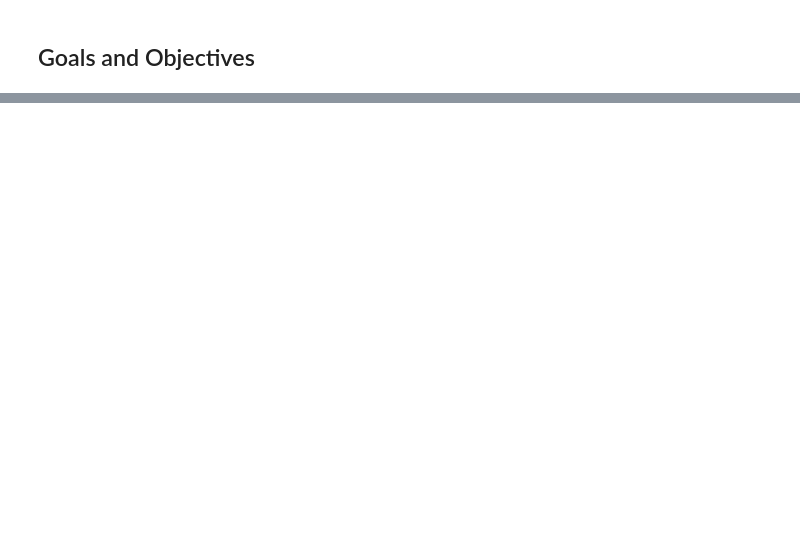
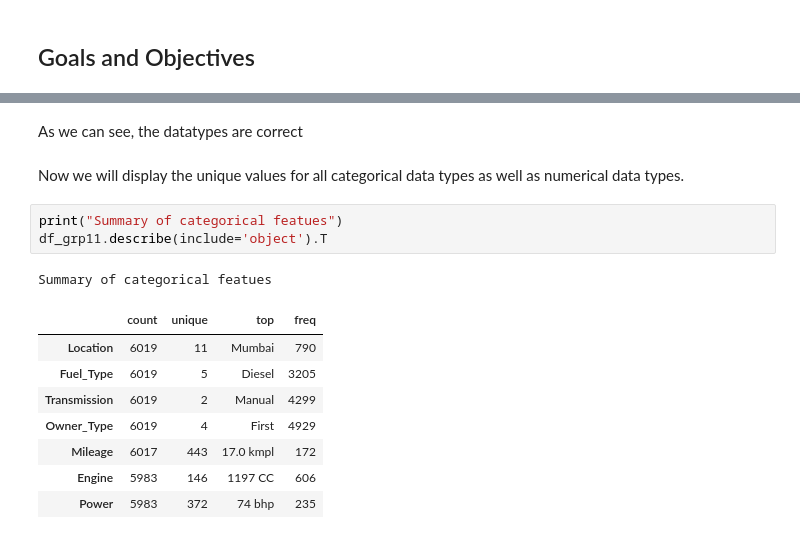
Before and after one commit to mayankthakkar17/MATHS_2_GROUP_11, a Jupyter notebook: maths2grp.ipynb, the cells around one changed output, grey strips where cells are left out. Saved outputs shown, nothing was run; the diff lists cells and outputs as text; blank space fills up the shorter version.

```diff
--- a/maths2grp.ipynb
+++ b/maths2grp.ipynb
@@ -113,0 +162,17 @@ For this report, the target feature will be the price of houses in paris in in E
+# %% [markdown]
+As we can see, the datatypes are correct
+# %% [markdown]
+Now  we will display the unique values for all categorical data types as well as numerical data types.
+# %%
+print("Summary of categorical featues")
+df_grp11.describe(include='object').T
+# %% [output]
+Summary of categorical featues
+|  | count | unique | top | freq |
+| Location | 6019 | 11 | Mumbai | 790 |
+| Fuel_Type | 6019 | 5 | Diesel | 3205 |
+| Transmission | 6019 | 2 | Manual | 4299 |
+| Owner_Type | 6019 | 4 | First | 4929 |
+| Mileage | 6017 | 443 | 17.0 kmpl | 172 |
+| Engine | 5983 | 146 | 1197 CC | 606 |
+| Power | 5983 | 372 | 74 bhp | 235 |
```
Also changed, not shown: parts of 32 cells of this notebook, 1 other file.
